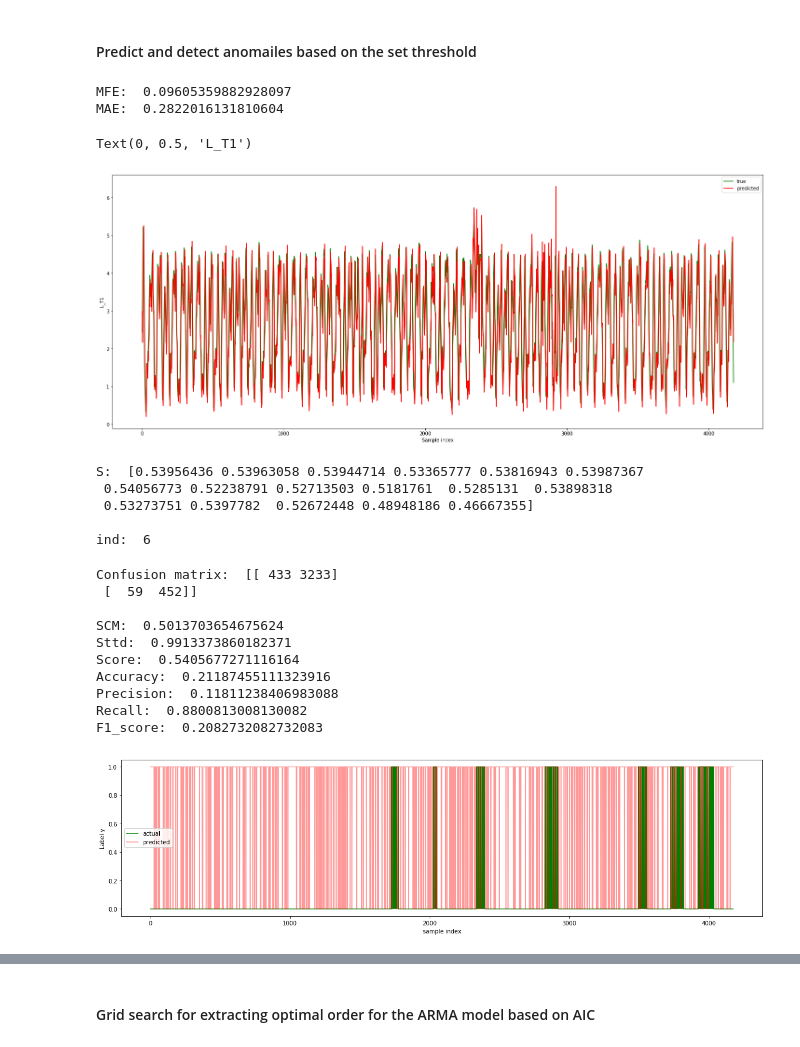
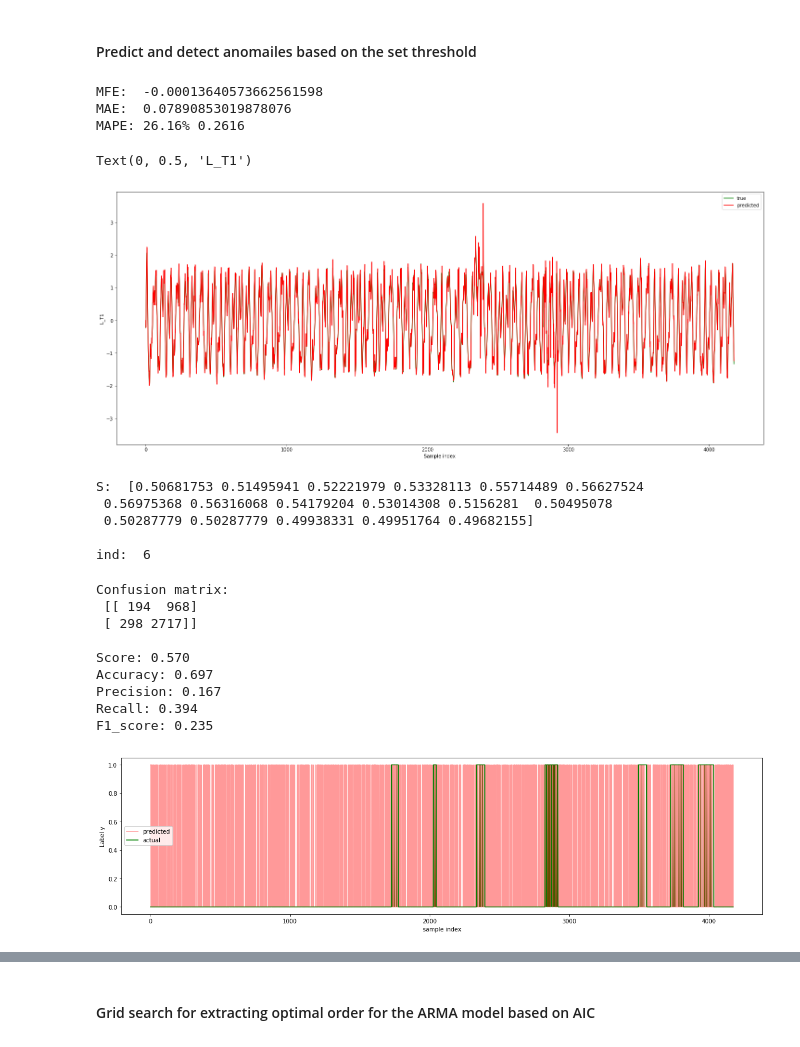
Before and after one commit to giannislelekas/CS4035, a Jupyter notebook: lab2/ARMA Task.ipynb, the cells around one changed output, grey strips where cells are left out. Drawn from its saved outputs; the diff is of its cells as text; code cells hidden in the pictures.

```diff
--- a/lab2/ARMA Task.ipynb
+++ b/lab2/ARMA Task.ipynb
@@ -3,6 +3,7 @@ import numpy as np
 from matplotlib import pyplot as plt
 import pandas as pd
 import statsmodels.api as sm
+from sklearn.preprocessing import StandardScaler
 from helper_functions.arma_helper_functions import *
 from helper_functions.comparison_helper_functions import *
 
@@ -22,6 +23,10 @@ X2 = X[num:]
 y1 = y[:num]
 y2 = y[num:]
 
+ss = StandardScaler()
+X1_scaled = ss.fit_transform(X1)
+X2_scaled = ss.fit_transform(X2)
+
 # Check that everything is there
 print("Training dataset shape: ", X.shape)
 print("Test dataset shape: ", X_test.shape)
@@ -102,8 +108,8 @@ from statsmodels.tsa.arima_model import ARMA
 from statsmodels.tsa.arima_model import ARIMA
 from statsmodels.tsa.statespace.sarimax import SARIMAX
 
-train_signal = X1[:, 0]
-test_signal = X2[:, 0]
+train_signal = X1_scaled[:, 0]
+test_signal = X2_scaled[:, 0]
 model = ARMA(endog=train_signal, order=(1,0)).fit()
 
 print("AIC: ", model.aic)
@@ -188,29 +194,33 @@ std:  0.11717553687496611
 # %% [markdown]
 #### Predict and detect anomailes based on the set threshold
 # %%
-file = './data/arma_21_LT1.npy'
-# opt_p, opt_q = 5,5
-predictions, MFE, MAE = predict_mini(train_signal, test_signal, opt_p, opt_q,
-                                file=file, print_output=False)
+file = './data/arma_21_LT1_scaled.npy'
+opt_p, opt_q = 2, 1
+predictions, MFE, MAE, MAPE = predictS(train_signal, test_signal, opt_p, opt_q, file, print_output=False)
 print("MFE: ", MFE)
 print("MAE: ", MAE)
+print(f"MAPE: {MAPE*100}%")
 # %% [output]
-MFE:  0.09605359882928097
-MAE:  0.2822016131810604
+MFE:  -0.00013640573662561598
+MAE:  0.07890853019878076
+MAPE: 26.16% 0.2616
 # %%
 plt.figure(figsize=(25,10))
-plt.plot(X2[:, 0], color = 'g', label='true')
+plt.plot(test_signal, color = 'g', label='true')
 plt.plot(predictions, color='r', label='predicted')
 plt.legend()
 plt.xlabel("Sample index")
 plt.ylabel("L_T1")
 # %% [output]
 Text(0, 0.5, 'L_T1')
-[figure, old version]
+[figure, new version]
 # %%
+# predictions = np.load('data/arma_21_LT1_scaled.npy')
+# opt_p, opt_q = 2, 1
+
 multiplier = np.array([0.01, 0.05, 0.1, 0.2, 0.5, 0.8, 1, 2, 3, 4, 5, 7, 8, 9, 10, 12, 15])
 S = np.zeros(len(multiplier))
-gamma = 0.08
+gamma = 0.01
 for i in range(len(multiplier)):
     threshold_up, threshold_down = determine_threshold(train_signal, opt_p, opt_q, multiplier[i])
     alarm_ind = extract_alarm_indices(test_signal, predictions, threshold_up, threshold_down)
@@ -223,46 +233,40 @@ ind = np.argmax(S)
 print("S: ", S, "\n")
 print("ind: ", ind)
 # %% [output]
-S:  [0.53956436 0.53963058 0.53944714 0.53365777 0.53816943 0.53987367
- 0.54056773 0.52238791 0.52713503 0.5181761  0.5285131  0.53898318
- 0.53273751 0.5397782  0.52672448 0.48948186 0.46667355]
+S:  [0.50681753 0.51495941 0.52221979 0.53328113 0.55714489 0.56627524
+ 0.56975368 0.56316068 0.54179204 0.53014308 0.5156281  0.50495078
+ 0.50287779 0.50287779 0.49938331 0.49951764 0.49682155]
 
 ind:  6
 # %%
-threshold_up, threshold_down = determine_threshold(X1[:, 0], opt_p, opt_q, multiplier[ind])
-alarm_ind = extract_alarm_indices(X2[:, 0], predictions, threshold_up, threshold_down)
+# ind = 6
+threshold_up, threshold_down = determine_threshold(train_signal, opt_p, opt_q, multiplier[ind])
+alarm_ind = extract_alarm_indices(test_signal, predictions, threshold_up, threshold_down)
 
 predicted_labels = np.zeros_like(y2)
 predicted_labels[alarm_ind] = 1
 
 cm = estimate_confusion_matrix(y2, predicted_labels)
-print("Confusion matrix: ", cm, "\n")
-
-scm = compute_scm(cm)
-print("SCM: ", scm)
-
-sttd = compute_sttd(y2, predicted_labels)
-print("Sttd: ", sttd)
+print("Confusion matrix:\n", cm, "\n")
 
 s = compute_s(y2, predicted_labels, gamma)
 accuracy, precision, recall, F1_score = performance_metrics(cm)
-print("Score: ", s)
-print("Accuracy: ", accuracy)
-print("Precision: ", precision)
-print("Recall: ", recall)
-print("F1_score: ", F1_score)
+print("Score: %.3f" %s)
+print("Accuracy: %.3f" %accuracy)
+print("Precision: %.3f" %precision)
+print("Recall: %.3f" %recall)
+print("F1_score: %.3f" %F1_score)
 
 plot(y2, predicted_labels)
 # %% [output]
-Confusion matrix:  [[ 433 3233]
- [  59  452]]
+Confusion matrix:
+ [[ 194  968]
+ [ 298 2717]]
 
-SCM:  0.5013703654675624
-Sttd:  0.9913373860182371
-Score:  0.5405677271116164
-Accuracy:  0.21187455111323916
-Precision:  0.11811238406983088
-Recall:  0.8800813008130082
-F1_score:  0.2082732082732083
+Score: 0.570
+Accuracy: 0.697
+Precision: 0.167
+Recall: 0.394
+F1_score: 0.235
-[figure, old version]
+[figure, new version]
 # %%
```
Also changed, not shown: parts of 64 cells of this notebook, 12 other files.
